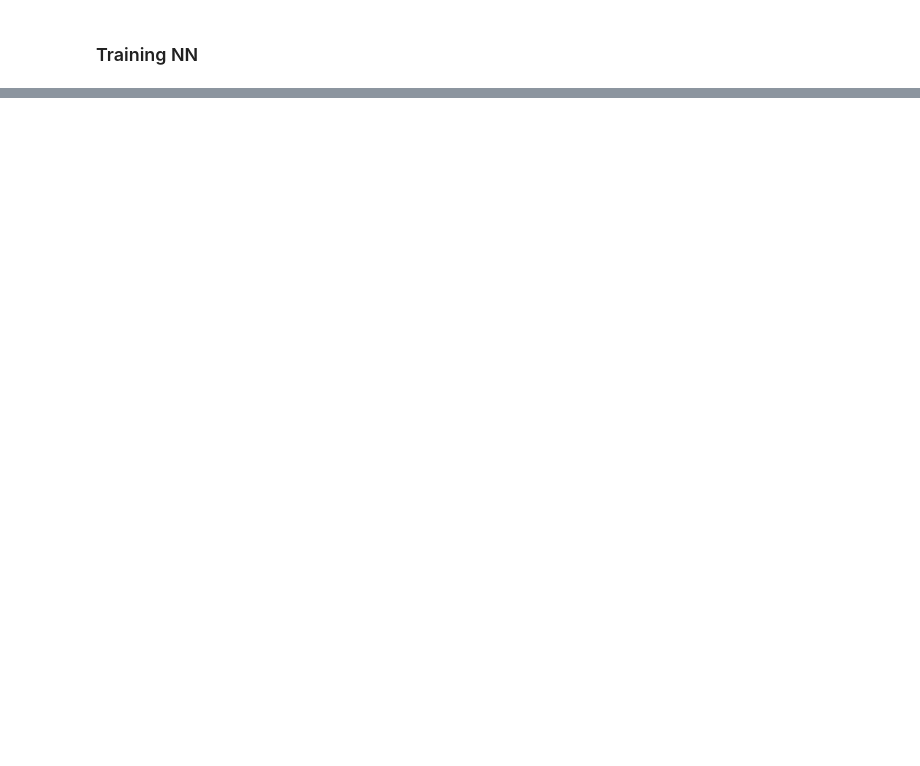
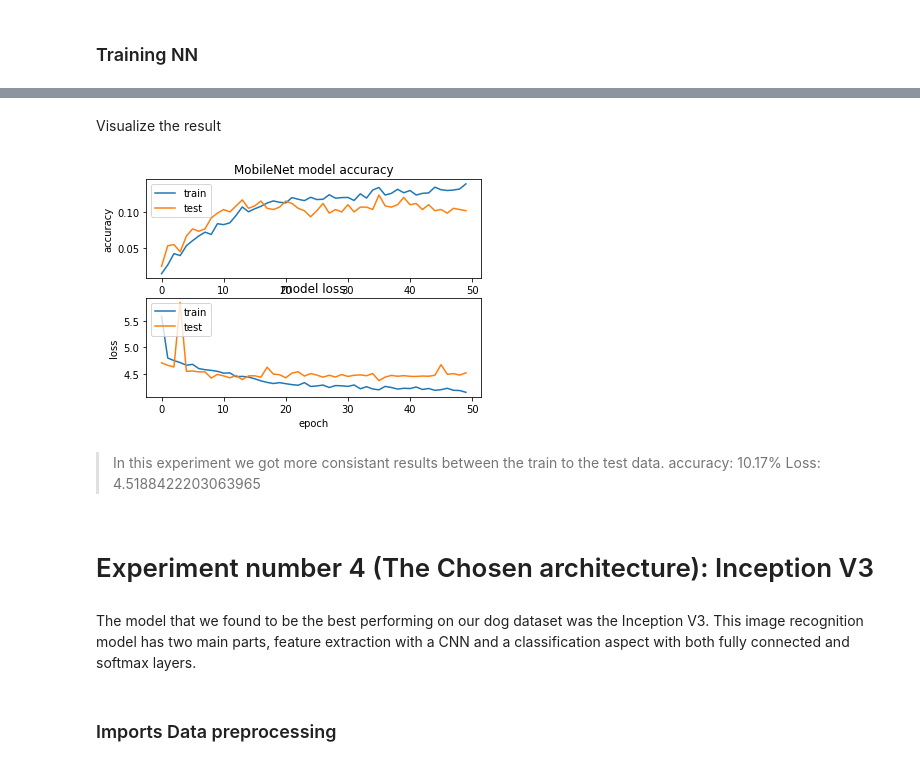
Before and after one commit to gosha-shapira/Dog-breed-classification-with-transfer-learning, a Jupyter notebook: transfer_learning_notebook.ipynb, the cells around one changed output, grey strips where cells are left out. Cells and saved outputs as stored; diff of their text form; code cells hidden in the pictures; blank space fills up the shorter version.

```diff
--- a/transfer_learning_notebook.ipynb
+++ b/transfer_learning_notebook.ipynb
@@ -329,0 +677,22 @@ report_accuracy(test_tensors, test_targets)
+# %%
+model = Sequential()
+model.add(Flatten(input_shape=train_data.shape[1:]))
+model.add(Dense(256, activation='relu'))
+model.add(Dropout(0.5))
+model.add(Dense(num_classes, activation='softmax'))
+
+model.compile(optimizer='rmsprop',
+              loss='categorical_crossentropy', metrics=['accuracy'])
+
+history = model.fit(train_data, train_labels,
+          epochs=epochs,
+          batch_size=batch_size,
+          validation_data=(validation_data, validation_labels))
+
+model.save_weights(weights_path)
+
+(eval_loss, eval_accuracy) = model.evaluate(
+     validation_data, validation_labels, batch_size=batch_size, verbose=1)
+
+print("[INFO] accuracy: {:.2f}%".format(eval_accuracy * 100))
+print("[INFO] Loss: {}".format(eval_loss))
@@ -329,0 +717,35 @@ report_accuracy(test_tensors, test_targets)
+# %% [markdown]
+Visualize the result
+# %%
+# summarize history for accuracy
+
+plt.subplot(211)
+plt.plot(history.history['accuracy'])
+plt.plot(history.history['val_accuracy'])
+plt.title('MobileNet model accuracy')
+plt.ylabel('accuracy')
+plt.xlabel('epoch')
+plt.legend(['train', 'test'], loc='upper left')
+
+# summarize history for loss
+
+plt.subplot(212)
+plt.plot(history.history['loss'])
+plt.plot(history.history['val_loss'])
+plt.title('model loss')
+plt.ylabel('loss')
+plt.xlabel('epoch')
+plt.legend(['train', 'test'], loc='upper left')
+plt.show()
+# %% [output]
+[figure, added]
+# %% [markdown]
+> In this experiment we got more consistant results between the train to the test data.
+accuracy: 10.17%
+Loss: 4.5188422203063965
+# %% [markdown]
+# Experiment number 4 (The Chosen architecture):  Inception V3
+# %% [markdown]
+The model that we found to be the best performing on our dog dataset was the Inception V3. This image recognition model has two main parts, feature extraction with a CNN and a classification aspect with both fully connected and softmax layers.
+# %% [markdown]
+### Imports Data preprocessing
```
Also changed, not shown: parts of 68 cells of this notebook.
